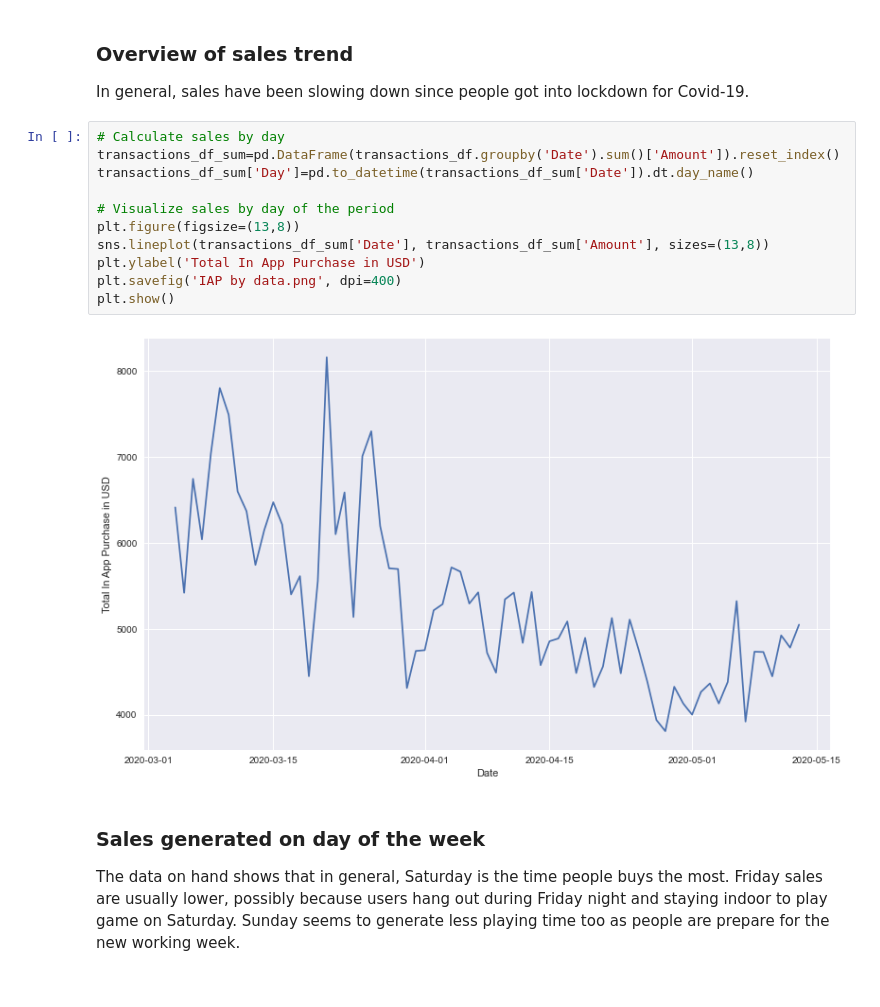
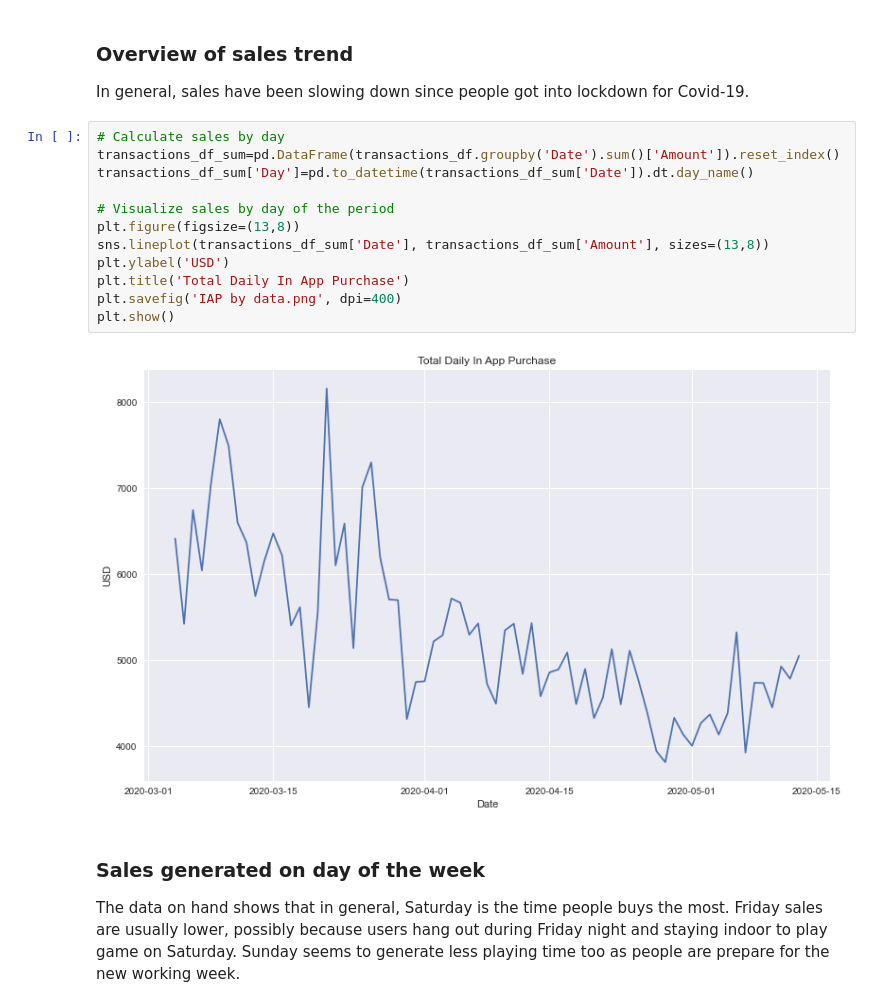
Before and after one commit to lechiben/churn-ltv-prediction, a Jupyter notebook: Churn Rate Prediction.ipynb, the cells around one changed output. Saved outputs shown, nothing was run; the diff lists cells and outputs as text.

```diff
--- a/Churn Rate Prediction.ipynb
+++ b/Churn Rate Prediction.ipynb
@@ -76,16 +76,17 @@ In general, sales have been slowing down since people got into lockdown for Covi
 # %%
 # Calculate sales by day
 transactions_df_sum=pd.DataFrame(transactions_df.groupby('Date').sum()['Amount']).reset_index()
 transactions_df_sum['Day']=pd.to_datetime(transactions_df_sum['Date']).dt.day_name()
 
 # Visualize sales by day of the period
 plt.figure(figsize=(13,8))
 sns.lineplot(transactions_df_sum['Date'], transactions_df_sum['Amount'], sizes=(13,8))
-plt.ylabel('Total In App Purchase in USD')
+plt.ylabel('USD')
+plt.title('Total Daily In App Purchase')
 plt.savefig('IAP by data.png', dpi=400)
 plt.show()
 # %% [output]
-[figure, old version]
+[figure, new version]
 # %% [markdown]
 ### Sales generated on day of the week
 
```
Also changed, not shown: parts of 23 cells of this notebook.
